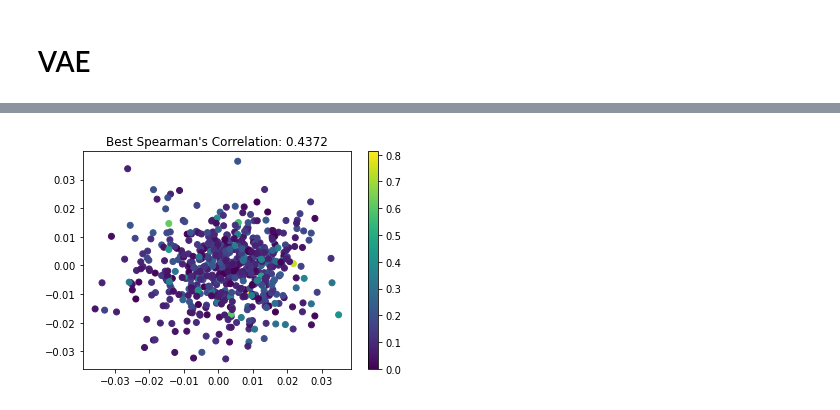
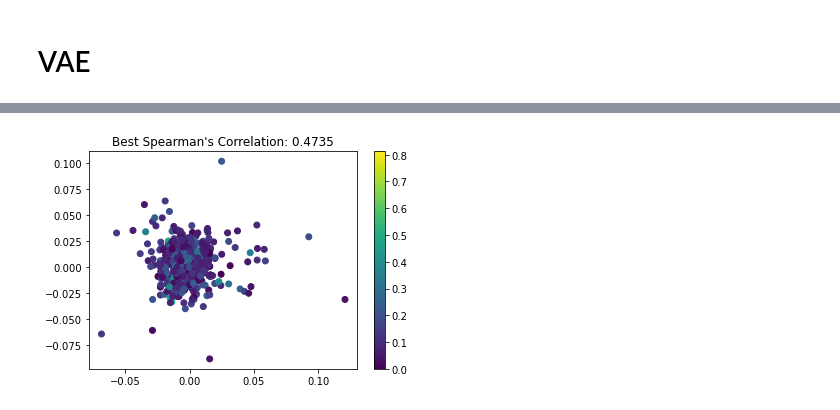
Before and after one commit to oskarboesch/ml-project-2-lol-ml, a Jupyter notebook: src/notebooks/auto_encoder.ipynb, the cells around one changed output, grey strips where cells are left out. Drawn from its saved outputs; the diff is of its cells as text; code cells hidden in the pictures.

```diff
--- a/src/notebooks/auto_encoder.ipynb
+++ b/src/notebooks/auto_encoder.ipynb
@@ -58,2 +31,0 @@ Model: "functional_6"
-# %%
-autoencoder.fit(X_train, X_train, epochs=100, batch_size=32, shuffle=True, validation_data=(X_test, X_test))
@@ -150,0 +32,9 @@ P-value (Spearman): 6.55531476241527e-07
+# %%
+# Parameters
+input_dim = X_train.shape[1]
+latent_dim = 50  # Adjust the latent dimension as needed
+num_trials = 100  # Number of times to train the autoencoder
+best_spearman = -float('inf')
+best_model = None
+best_encoded_features_train = None
+best_encoded_features_test = None
@@ -184,7 +139,7 @@ test_loader = DataLoader(test_dataset, batch_size=32, shuffle=False)
 
 input_dim = X_train.shape[1]
 latent_dim = 50
-num_trials = 20  # Number of times to train the model and select the best one
+num_trials = 100  # Number of times to train the model and select the best one
 best_spearman = -float('inf')
 best_model_state = None
 best_latent_train = None
@@ -194,7 +149,7 @@ for trial in range(num_trials):
     print(f"Training Trial {trial + 1}/{num_trials}")
     model = VAE(input_dim=input_dim, latent_dim=latent_dim).to(device)
     optimizer = optim.Adam(model.parameters(), lr=1e-3)
-    train(model, train_loader, test_loader, optimizer, epochs=20, device=device)
+    train(model, train_loader, test_loader, optimizer, epochs=10, device=device)
 
     # Extract latent features from X_train
     latent_train, _ = model.encode(X_train_tensor)
@@ -222,20 +177,16 @@ for trial in range(num_trials):
     # Track the best model based on Spearman's correlation
     if spearman_vae > best_spearman:
         best_spearman = spearman_vae
-        best_model_state = model.state_dict()  # Save the best model state
-        best_latent_train = latent_train  # Save the best latent train features
-        best_latent_test = latent_test    # Save the best latent test features
+        save_vae_model(model, best_spearman)
+        best_latent_train = latent_train
+        best_latent_test = latent_test
 
-# After all trials, load the best model state
-if best_model_state is not None:
-    print(f"Best Spearman's Correlation (ρ) achieved: {best_spearman:.4f}")
-    print("Loading the best model...")
-    best_model = VAE(input_dim=input_dim, latent_dim=latent_dim).to(device)
-    best_model.load_state_dict(best_model_state)
 
-    # Plot only the best latent features
-    plt.scatter(best_latent_train[:, 0], best_latent_train[:, 1], c=y_train['AAC'], cmap='viridis')
-    plt.colorbar()
-    plt.title(f"Best Spearman's Correlation: {best_spearman:.4f}")
-    plt.show()
+
+print(f"Best Spearman's Correlation (ρ) achieved: {best_spearman:.4f}")
+# Plot only the best latent features
+plt.scatter(best_latent_train[:, 0], best_latent_train[:, 1], c=y_train['AAC'], cmap='viridis')
+plt.colorbar()
+plt.title(f"Best Spearman's Correlation: {best_spearman:.4f}")
+plt.show()
 # %% [output]
@@ -259,4 +210,4 @@ Loading the best model...
-[figure, old version]
+[figure, new version]
 # %%
 total_data = pd.concat([train_data, test_data])
 total_data_tensor = torch.tensor(total_data.values, dtype=torch.float32)
```
Also changed, not shown: parts of 35 cells of this notebook, 7 other files.
